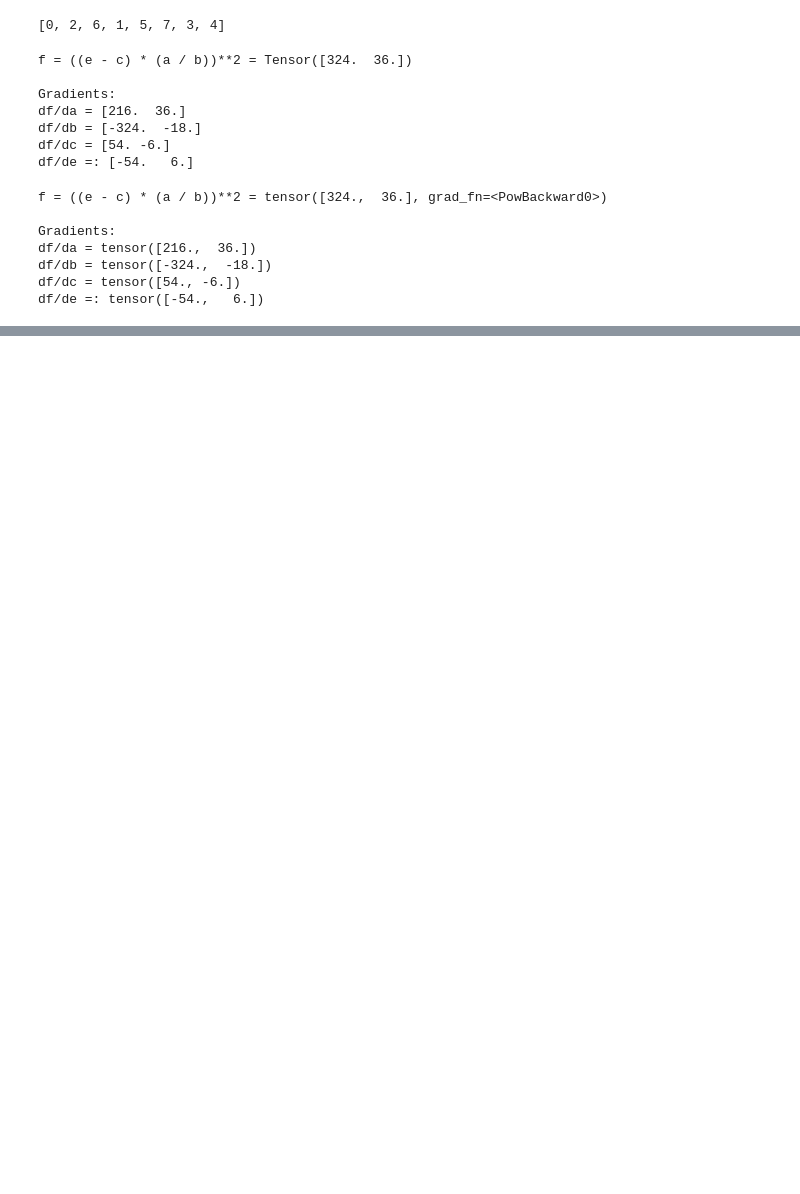
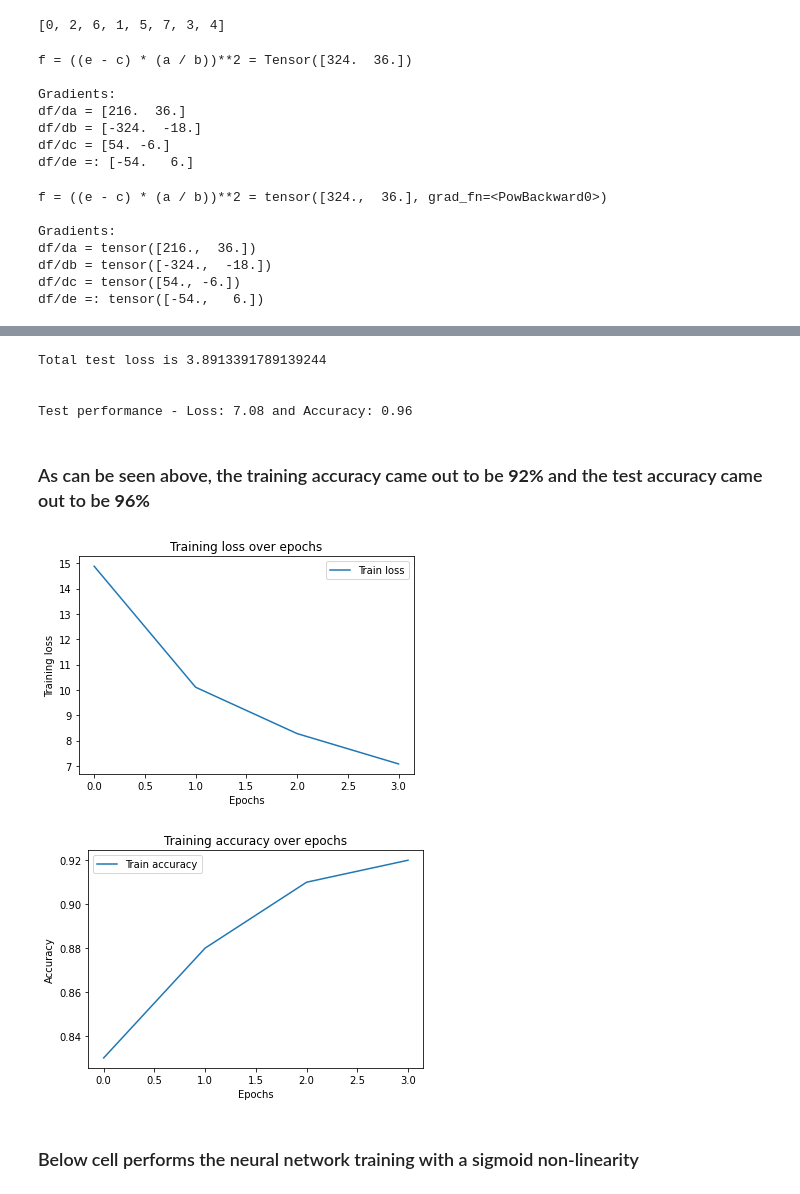
Before and after one commit to abhijitmanatkar/algorithmic-differentiation, a Jupyter notebook: autograd.ipynb, the cells around one changed output, grey strips where cells are left out. Saved outputs shown, nothing was run; the diff lists cells and outputs as text; code cells hidden in the pictures; blank space fills up the shorter version.

Commit message:
Added Neural Network implementation

```diff
--- a/autograd.ipynb
+++ b/autograd.ipynb
@@ -557,0 +601,31 @@ GRAPH.draw()
+# %%
+# Defining the sigmoid non-linearity
+def sigmoid(x):
+    return Tensor(1.) / (Tensor(1.0) + x._exp())
+
+# Defining the softmax function
+def softmax(X):
+    outputs = []
+    total = Tensor(0.)
+
+    for x in X:
+        x_e = x._exp()
+        outputs.append(x_e)
+        total = total + x_e
+
+    for i in range(len(outputs)):
+        outputs[i] = outputs[i] / total
+
+    return outputs
+
+# Defining the cross entropy loss
+def cross_entropy(target_cls, y_pred):
+    l = len(y_pred)
+    y = np.zeros(l)
+    y[target_cls] = 1.0
+
+    loss = Tensor(0.)
+    for i in range(l):
+        loss = loss - (Tensor(y[i]) * y_pred[i]._log())
+
+    return loss.sum() / Tensor(l * 1.0)
@@ -557,0 +749,25 @@ GRAPH.draw()
+# %%
+test_loss, outputs = test()
+accuracy = (np.array(outputs) == y_test).mean()
+print('\n\nTest performance - Loss: {:.2f} and Accuracy: {:.2f}'.format(total_loss, accuracy))
+# %% [output]
+Total test loss is 3.8913391789139244
+
+
+Test performance - Loss: 7.08 and Accuracy: 0.96
+# %% [markdown]
+### As can be seen above, the training accuracy came out to be **92%** and the test accuracy came out to be **96%**
+# %%
+train_losses_df = pd.DataFrame({'Train loss': train_losses})
+
+ax = sns.lineplot(data=train_losses_df).set(title='Training loss over epochs', xlabel='Epochs', ylabel='Training loss')
+plt.show()
+
+train_accuracy_df = pd.DataFrame({'Train accuracy': train_accuracies})
+ax = sns.lineplot(data=train_accuracy_df).set(title='Training accuracy over epochs', xlabel='Epochs', ylabel='Accuracy')
+plt.show()
+# %% [output]
+[figure, added]
+[figure, added]
+# %% [markdown]
+### Below cell performs the neural network training with a sigmoid non-linearity
```
Also changed, not shown: parts of 9 cells of this notebook, 2 other files.
